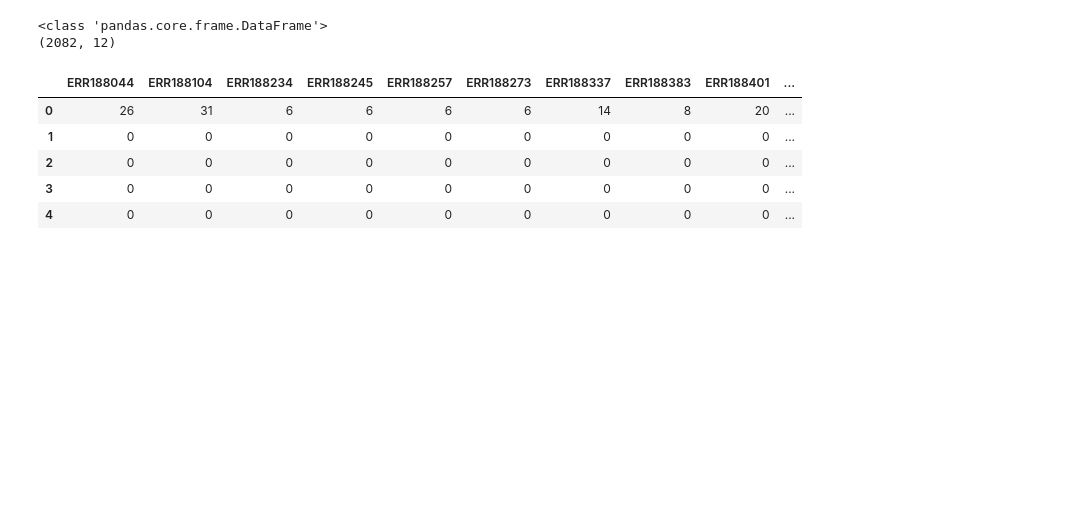
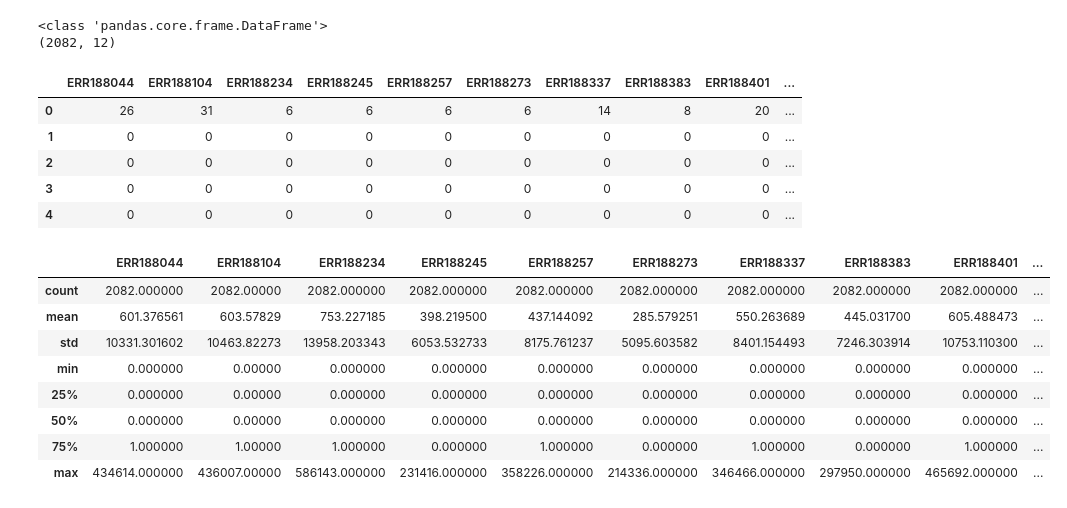
Before and after one commit to MsTejasviSingh/Cancer-Genomics, a Jupyter notebook: 02_RNAseq_Project.ipynb, the cells around one changed output. Saved outputs shown, nothing was run; the diff lists cells and outputs as text; code cells hidden in the pictures; blank space fills up the shorter version.

```diff
--- a/02_RNAseq_Project.ipynb
+++ b/02_RNAseq_Project.ipynb
@@ -314,3 +316,15 @@ sample_counts.head()
 | 2 | 0 | 0 | 0 | 0 | 0 | 0 | 0 | 0 | 0 | ... |
 | 3 | 0 | 0 | 0 | 0 | 0 | 0 | 0 | 0 | 0 | ... |
 | 4 | 0 | 0 | 0 | 0 | 0 | 0 | 0 | 0 | 0 | ... |
+# %%
+sample_counts.describe()
+# %% [output]
+|  | ERR188044 | ERR188104 | ERR188234 | ERR188245 | ERR188257 | ERR188273 | ERR188337 | ERR188383 | ERR188401 | ... |
+| count | 2082.000000 | 2082.00000 | 2082.000000 | 2082.000000 | 2082.000000 | 2082.000000 | 2082.000000 | 2082.000000 | 2082.000000 | ... |
+| mean | 601.376561 | 603.57829 | 753.227185 | 398.219500 | 437.144092 | 285.579251 | 550.263689 | 445.031700 | 605.488473 | ... |
+| std | 10331.301602 | 10463.82273 | 13958.203343 | 6053.532733 | 8175.761237 | 5095.603582 | 8401.154493 | 7246.303914 | 10753.110300 | ... |
+| min | 0.000000 | 0.00000 | 0.000000 | 0.000000 | 0.000000 | 0.000000 | 0.000000 | 0.000000 | 0.000000 | ... |
+| 25% | 0.000000 | 0.00000 | 0.000000 | 0.000000 | 0.000000 | 0.000000 | 0.000000 | 0.000000 | 0.000000 | ... |
+| 50% | 0.000000 | 0.00000 | 0.000000 | 0.000000 | 0.000000 | 0.000000 | 0.000000 | 0.000000 | 0.000000 | ... |
+| 75% | 1.000000 | 1.00000 | 1.000000 | 0.000000 | 1.000000 | 0.000000 | 1.000000 | 0.000000 | 1.000000 | ... |
+| max | 434614.000000 | 436007.00000 | 586143.000000 | 231416.000000 | 358226.000000 | 214336.000000 | 346466.000000 | 297950.000000 | 465692.000000 | ... |
```
Also changed, not shown: parts of 22 cells of this notebook.
